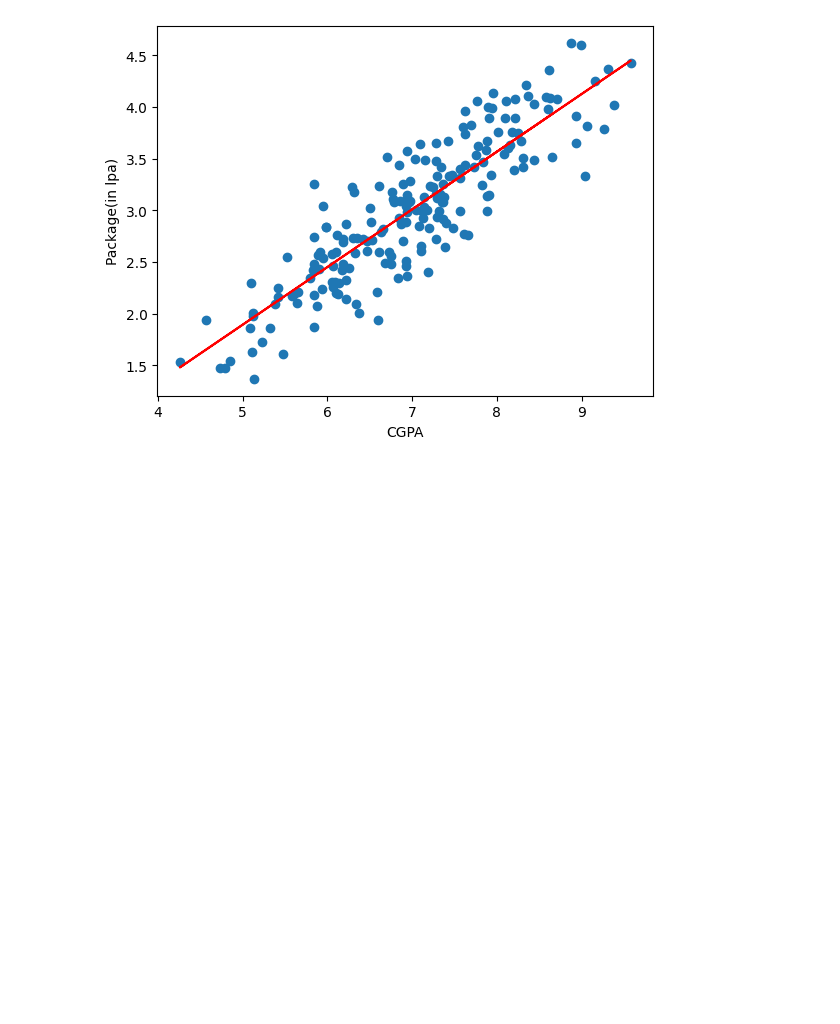
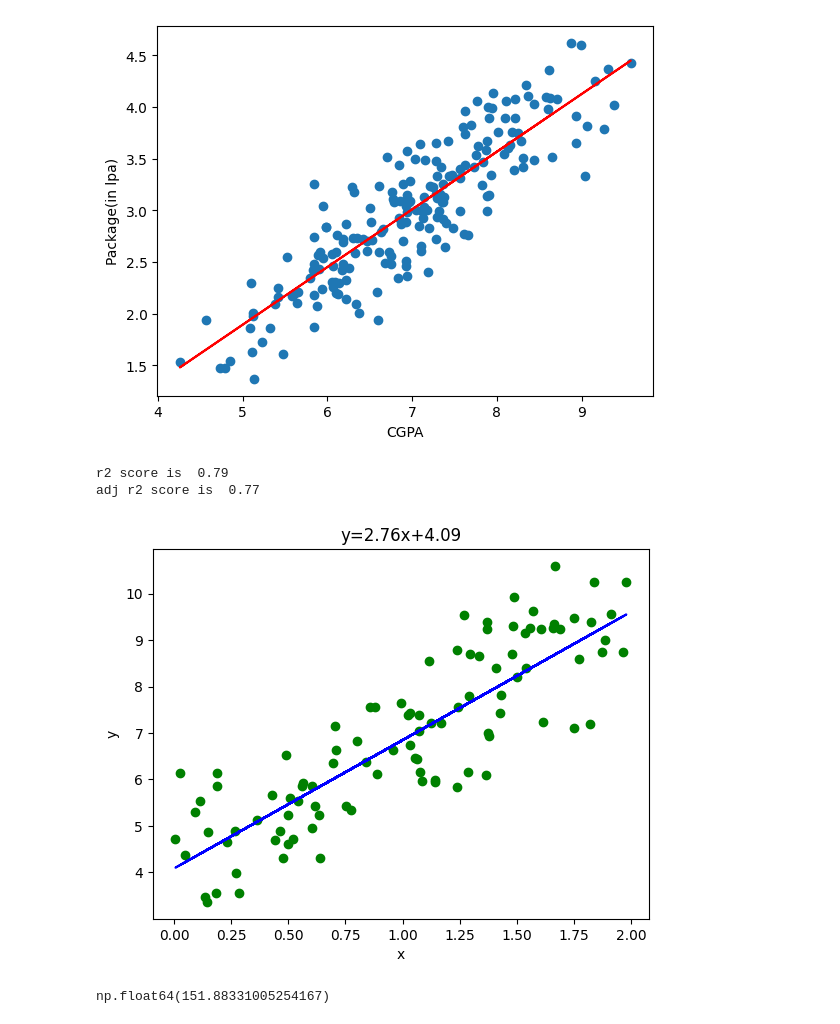
Before and after one commit to priyansh-commits/practice, a Jupyter notebook: Untitled3.ipynb, the cells around one changed output. Drawn from its saved outputs; the diff is of its cells as text; code cells hidden in the pictures; blank space fills up the shorter version.

```diff
--- a/Untitled3.ipynb
+++ b/Untitled3.ipynb
@@ -116,3 +116,33 @@ mean absolut error is  0.2884710931878175
 mean sqred error is  0.12129235313495527
 root mean sqred error is  0.34827051717731616
 [figure]
+# %%
+import numpy as np
+import matplotlib.pyplot as plt
+import pandas as pd
+
+X = 2 * np.random.rand(100, 1)
+y = 4 + 3 * X +np.random.randn(100, 1)
+from sklearn.model_selection import train_test_split
+x_train,x_test,y_train,y_test=train_test_split(X,y,random_state=2,train_size=0.8)
+from sklearn.linear_model import LinearRegression
+lr=LinearRegression()
+lr.fit(x_train,y_train)
+lr.predict(x_test[2].reshape(-1, 1))
+# y_test
+plt.plot(x_train,lr.predict(x_train),color='blue')
+plt.scatter(X,y,color='green')
+plt.xlabel('x')
+plt.ylabel('y')
+from sklearn.metrics import r2_score
+r2=r2_score(y_test,lr.predict(x_test))
+b=lr.intercept_
+m=lr.coef_
+plt.title('y={}x+{}'.format(round(m[0][0],2),round(b[0],2)))
+adjr2=1-((1-r2)*(len(x_test)-1))/(len(x_test)-1-1)
+print('r2 score is ',round(r2,2))
+print('adj r2 score is ',round(adjr2,2))
+# %% [output]
+r2 score is  0.79
+adj r2 score is  0.77
+[figure, added]
@@ -118,0 +158,16 @@ root mean sqred error is  0.34827051717731616
+# %%
+import numpy as np
+from sklearn.datasets import load_diabetes
+X,y = load_diabetes(return_X_y=True)
+from sklearn.model_selection import train_test_split
+X_train,X_test,y_train,y_test = train_test_split(X,y,test_size=0.2,random_state=2)
+from sklearn.linear_model import LinearRegression
+lr = LinearRegression()
+lr.fit(X_train,y_train)
+lr.predict(X_test[1].reshape(1,-1))
+from sklearn.metrics import r2_score
+r2_score(y_test,lr.predict(X_test))
+lr.coef_
+lr.intercept_
+# %% [output]
+np.float64(151.88331005254167)
```
Also changed, not shown: parts of 4 cells of this notebook.
